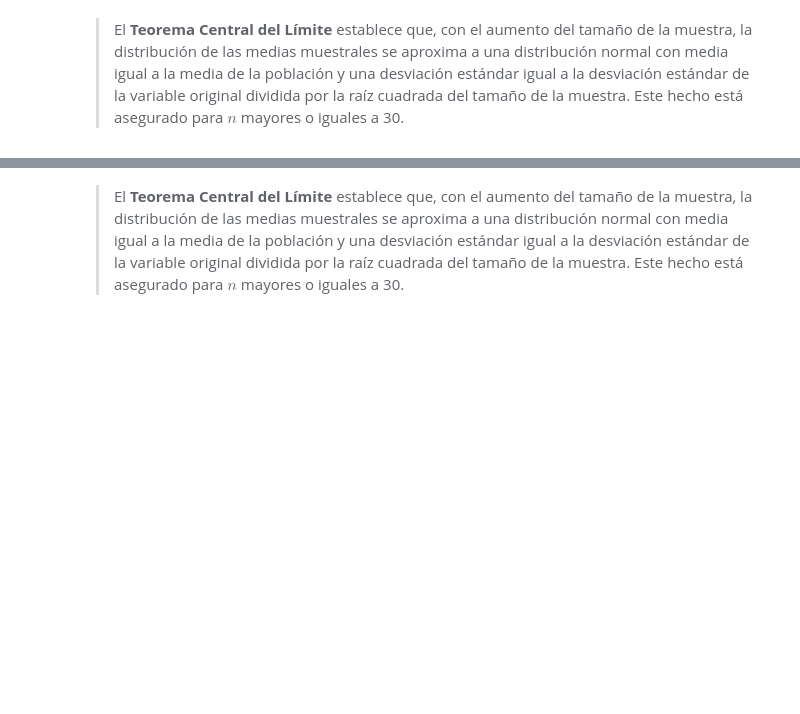
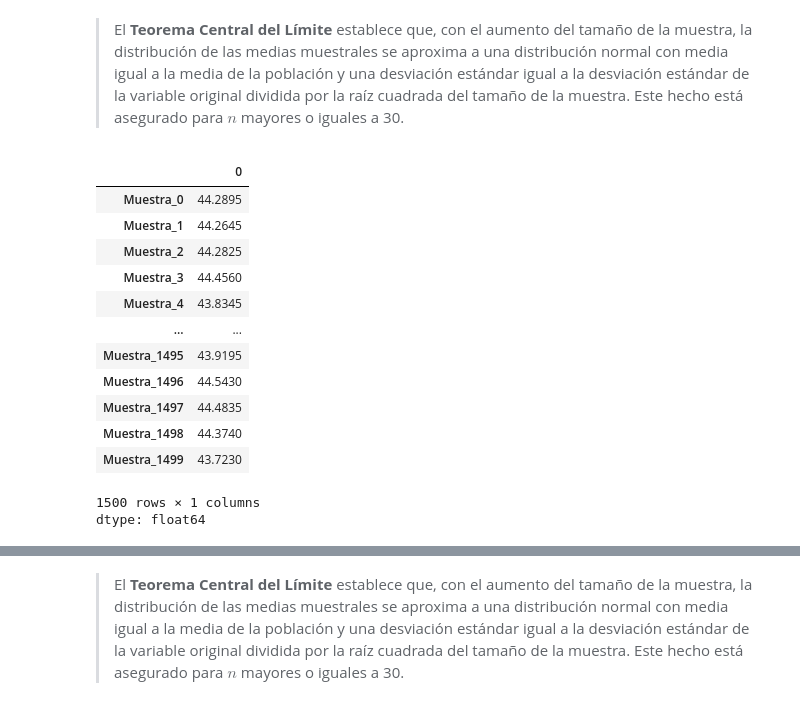
Before and after one commit to FlamInIFabrIzIo/2--curso-DS-Alura-latam, a Jupyter notebook: notebooks/Curso_de_Estadistica_con_Python_2.ipynb, the cells around one changed output, grey strips where cells are left out. Saved outputs shown, nothing was run; the diff lists cells and outputs as text; code cells hidden in the pictures; blank space fills up the shorter version.

```diff
--- a/notebooks/Curso_de_Estadistica_con_Python_2.ipynb
+++ b/notebooks/Curso_de_Estadistica_con_Python_2.ipynb
@@ -818,2 +882,19 @@ La desviación estándar de las medias muestrales se conoce como **error estánd
 # %% [markdown]
 > El **Teorema Central del Límite** establece que, con el aumento del tamaño de la muestra, la distribución de las medias muestrales se aproxima a una distribución normal con media igual a la media de la población y una desviación estándar igual a la desviación estándar de la variable original dividida por la raíz cuadrada del tamaño de la muestra. Este hecho está asegurado para $n$ mayores o iguales a 30.
+# %%
+muestras.mean()
+# %% [output]
+|  | 0 |
+| Muestra_0 | 44.2895 |
+| Muestra_1 | 44.2645 |
+| Muestra_2 | 44.2825 |
+| Muestra_3 | 44.4560 |
+| Muestra_4 | 43.8345 |
+| ... | ... |
+| Muestra_1495 | 43.9195 |
+| Muestra_1496 | 44.5430 |
+| Muestra_1497 | 44.4835 |
+| Muestra_1498 | 44.3740 |
+| Muestra_1499 | 43.7230 |
+1500 rows × 1 columns
+dtype: float64
```
Also changed, not shown: parts of 30 cells of this notebook.
